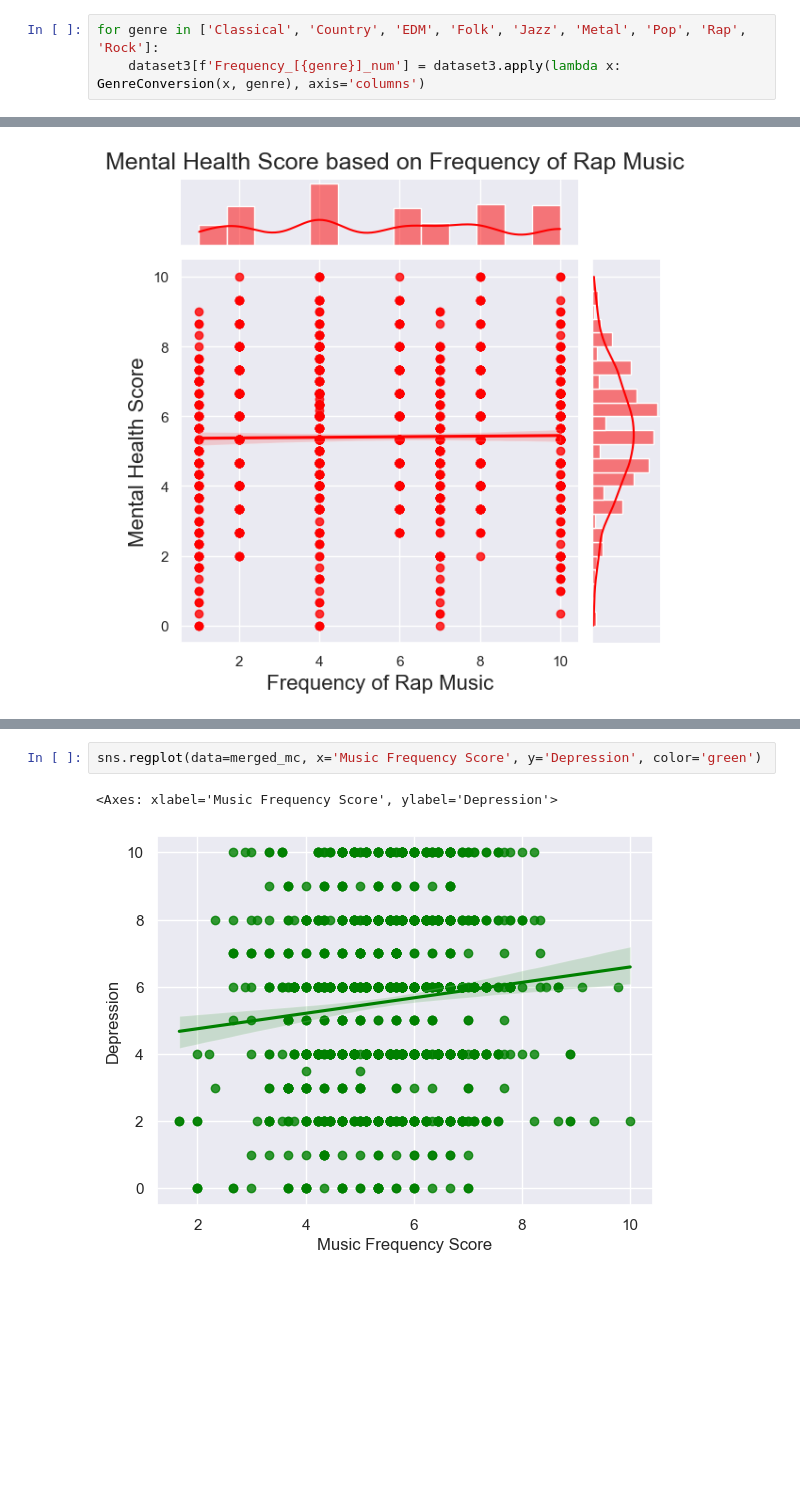
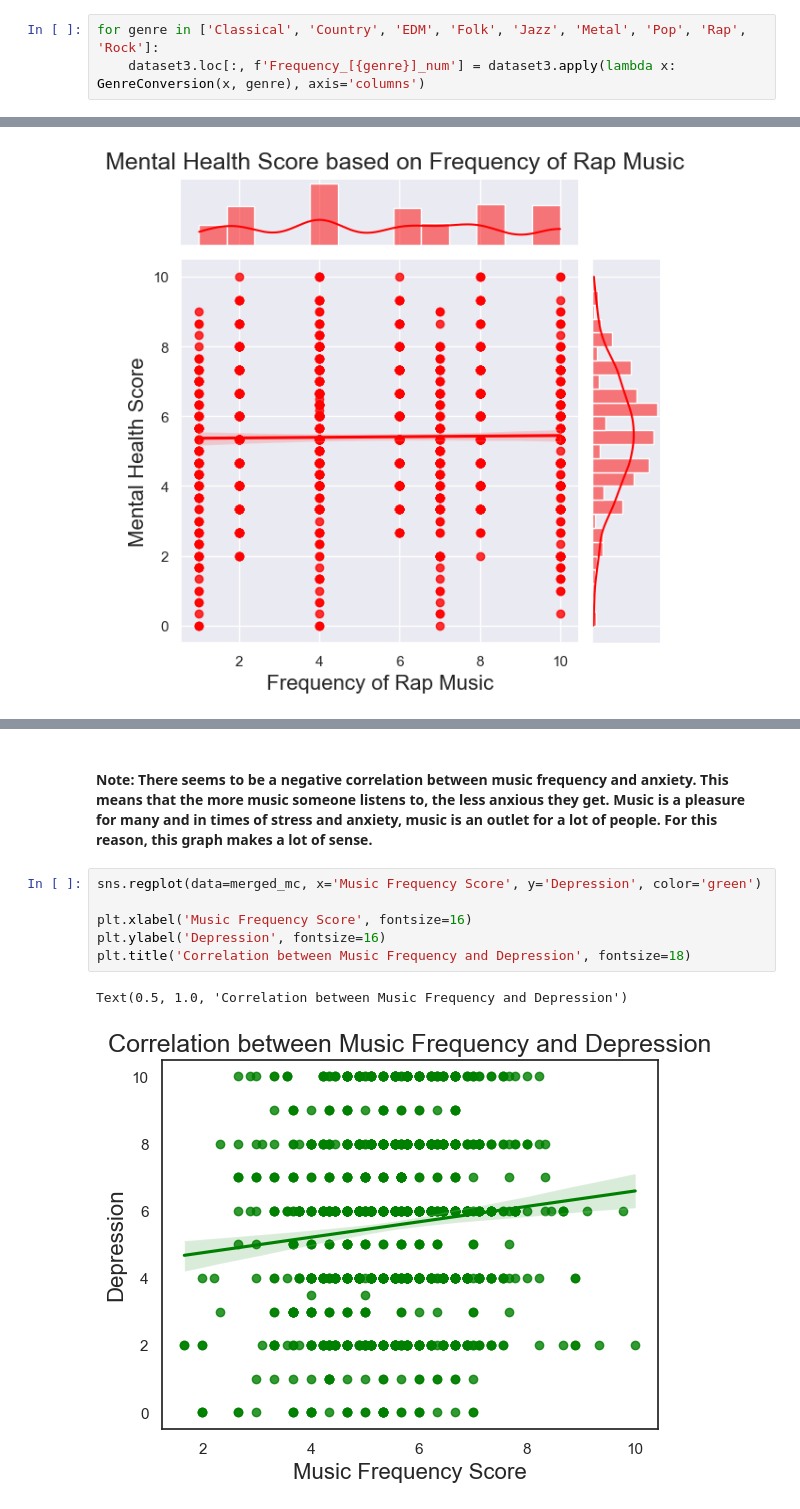
Before and after one commit to ubco-W2022T2-data301/project-group-group12, a Jupyter notebook: analysis/analysis2Haider.ipynb, the cells around one changed output, grey strips where cells are left out. Saved outputs shown, nothing was run; the diff lists cells and outputs as text; blank space fills up the shorter version.

```diff
--- a/analysis/analysis2Haider.ipynb
+++ b/analysis/analysis2Haider.ipynb
@@ -659,4 +642,4 @@ def GenreConversion(x, genre):
         return 10.0
 # %%
 for genre in ['Classical', 'Country', 'EDM', 'Folk', 'Jazz', 'Metal', 'Pop', 'Rap', 'Rock']:
-    dataset3[f'Frequency_[{genre}]_num'] = dataset3.apply(lambda x: GenreConversion(x, genre), axis='columns')
+    dataset3.loc[:, f'Frequency_[{genre}]_num'] = dataset3.apply(lambda x: GenreConversion(x, genre), axis='columns')
@@ -1063,5 +1034,11 @@ sns.regplot(data=merged_mc, x='Music Frequency Score', y='Anxiety', color='red')
+# %% [markdown]
+#### Note: There seems to be a negative correlation between music frequency and anxiety. This means that the more music someone listens to, the less anxious they get. Music is a pleasure for many and in times of stress and anxiety, music is an outlet for a lot of people. For this reason, this graph makes a lot of sense.
 # %%
 sns.regplot(data=merged_mc, x='Music Frequency Score', y='Depression', color='green')
+
+plt.xlabel('Music Frequency Score', fontsize=16)
+plt.ylabel('Depression', fontsize=16)
+plt.title('Correlation between Music Frequency and Depression', fontsize=18)
 # %% [output]
-<Axes: xlabel='Music Frequency Score', ylabel='Depression'>
+Text(0.5, 1.0, 'Correlation between Music Frequency and Depression')
-[figure, old version]
+[figure, new version]
```
Also changed, not shown: parts of 43 cells of this notebook, 5 other files.
